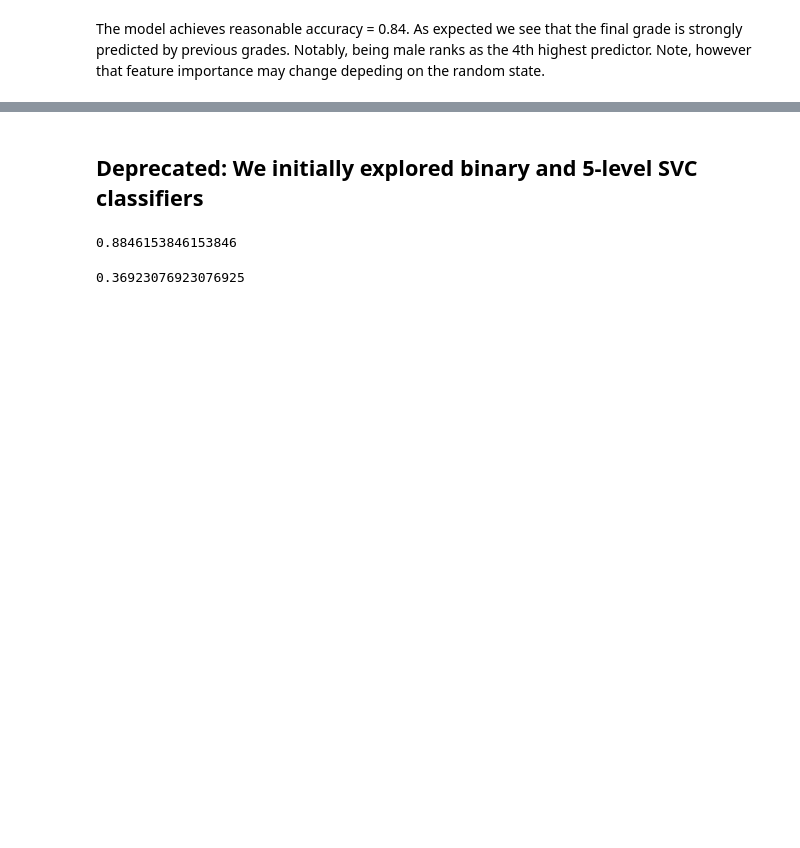
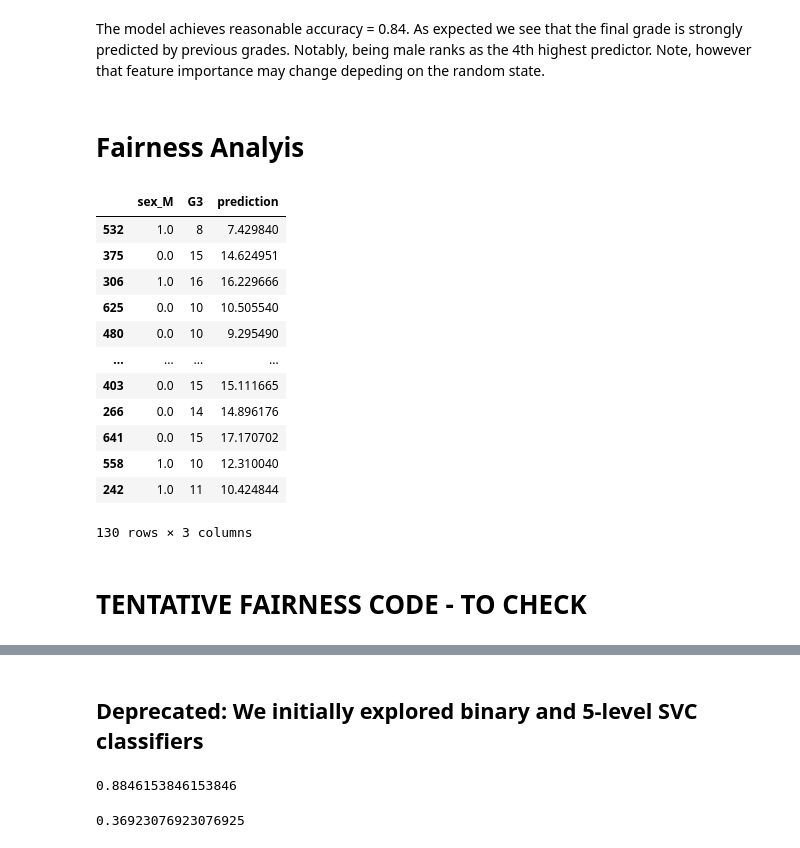
Before and after one commit to annebelleo/INFOMHCML, a Jupyter notebook: modeling.ipynb, the cells around one changed output, grey strips where cells are left out. Drawn from its saved outputs; the diff is of its cells as text; code cells hidden in the pictures; blank space fills up the shorter version.

Commit message:
fairness metrics tentative

```diff
--- a/modeling.ipynb
+++ b/modeling.ipynb
@@ -259,3 +259,31 @@ Test set accuracy: 0.84
 # %% [markdown]
 The model achieves reasonable accuracy = 0.84. As expected we see that the final grade is strongly predicted by previous grades.
 Notably, being male ranks as the 4th highest predictor. Note, however that feature importance may change depeding on the random state.
+# %% [markdown]
+# Fairness Analyis
+# %%
+# Model evaluation and fairness
+X_test = X_test # Unmuted
+y_test = y_test
+svr_final_model = svr_final_model
+y_pred = y_pred
+
+
+model_results = pd.DataFrame({'sex_M': preprocessed_df.loc[X_test.index, 'sex_M'], 'G3': y_test, 'prediction': y_pred})
+display(model_results)
+# %% [output]
+|  | sex_M | G3 | prediction |
+| 532 | 1.0 | 8 | 7.429840 |
+| 375 | 0.0 | 15 | 14.624951 |
+| 306 | 1.0 | 16 | 16.229666 |
+| 625 | 0.0 | 10 | 10.505540 |
+| 480 | 0.0 | 10 | 9.295490 |
+| ... | ... | ... | ... |
+| 403 | 0.0 | 15 | 15.111665 |
+| 266 | 0.0 | 14 | 14.896176 |
+| 641 | 0.0 | 15 | 17.170702 |
+| 558 | 1.0 | 10 | 12.310040 |
+| 242 | 1.0 | 11 | 10.424844 |
+130 rows × 3 columns
+# %% [markdown]
+#  TENTATIVE FAIRNESS CODE - TO CHECK
```
Also changed, not shown: parts of 2 cells of this notebook.
